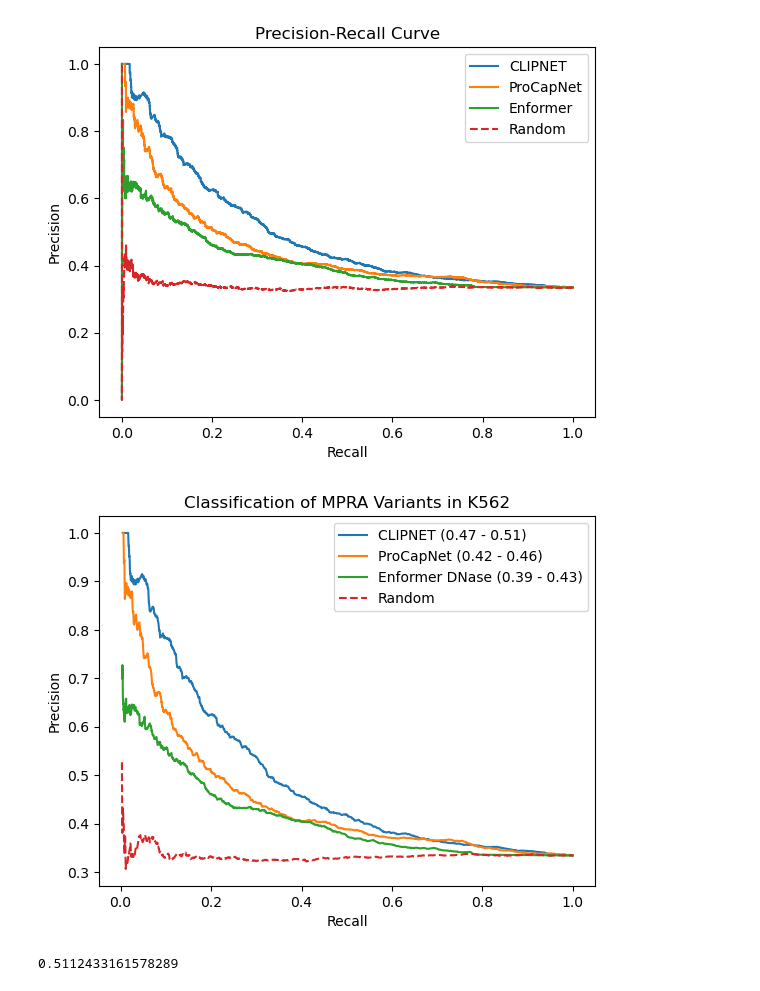
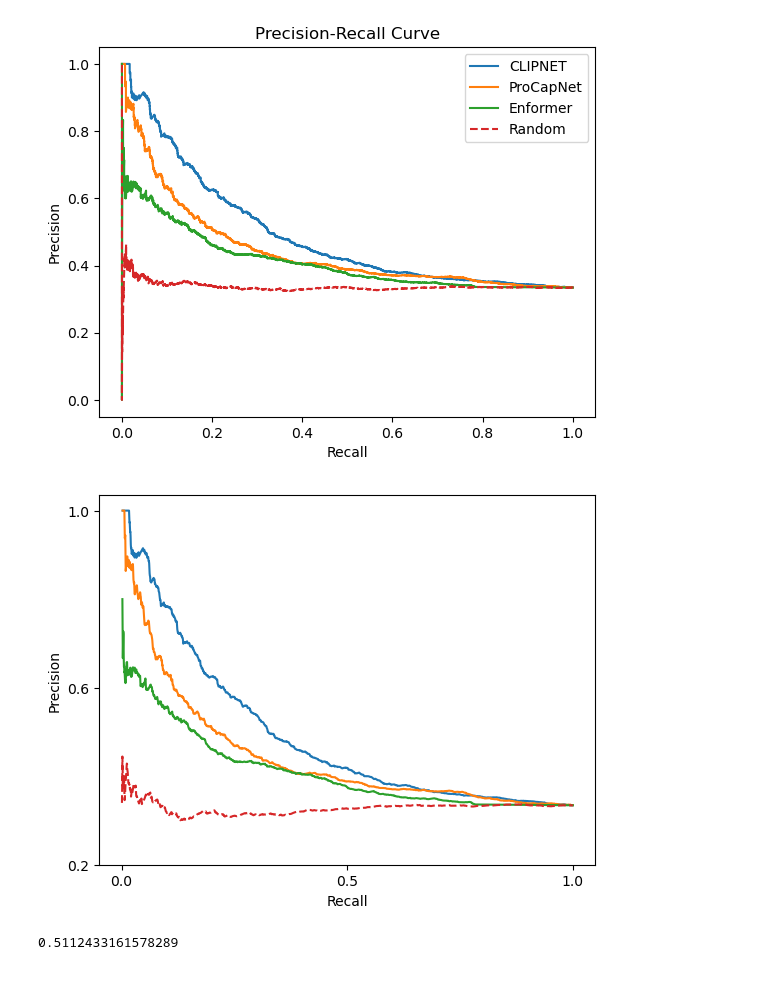
Before and after one commit to Danko-Lab/clipnet_k562, a Jupyter notebook: siraj_mpra/emvar_prediction_all_evals.ipynb, the cells around one changed output. Cells and saved outputs as stored; diff of their text form; code cells hidden in the pictures.

Commit message:
updated plots

```diff
--- a/siraj_mpra/emvar_prediction_all_evals.ipynb
+++ b/siraj_mpra/emvar_prediction_all_evals.ipynb
@@ -198,26 +203,28 @@ plt.show()
 # %% [output]
 [figure]
 # %%
-trim = 10
+trim = 5
 # Plot Precision-Recall Curve
 sns.lineplot(x=recall[:-trim], y=precision[:-trim], errorbar=None)
 sns.lineplot(x=recall2[:-trim], y=precision2[:-trim], errorbar=None)
 sns.lineplot(x=recall3[:-trim], y=precision3[:-trim], errorbar=None)
 sns.lineplot(x=rand_recall[:-trim], y=rand_precision[:-trim], linestyle='--', errorbar=None)
 plt.xlabel('Recall')
 plt.ylabel('Precision')
-plt.title("Classification of MPRA Variants in K562")
-plt.legend(
-    [
-        "CLIPNET (%.2f - %.2f)" % (np.percentile(clipnet_map_bootstrap, 2.5), np.percentile(clipnet_map_bootstrap, 97.5)),
-        "ProCapNet (%.2f - %.2f)" % (np.percentile(procapnet_map_bootstrap, 2.5), np.percentile(procapnet_map_bootstrap, 97.5)),
-        "Enformer DNase (%.2f - %.2f)" % (np.percentile(enformer_map_bootstrap, 2.5), np.percentile(enformer_map_bootstrap, 97.5)),
-        "Random"
-    ]
-)
+plt.xticks(np.arange(0, 1.01, 0.5))
+plt.yticks(np.arange(0.2, 1.01, 0.4))
+#plt.title("Classification of MPRA Variants in K562")
+#plt.legend(
+#    [
+#        "CLIPNET (%.2f - %.2f)" % (np.percentile(clipnet_map_bootstrap, 2.5), np.percentile(clipnet_map_bootstrap, 97.5)),
+#        "ProCapNet (%.2f - %.2f)" % (np.percentile(procapnet_map_bootstrap, 2.5), np.percentile(procapnet_map_bootstrap, 97.5)),
+#        "Enformer DNase (%.2f - %.2f)" % (np.percentile(enformer_map_bootstrap, 2.5), np.percentile(enformer_map_bootstrap, 97.5)),
+#        "Random"
+#    ]
+#)
 plt.savefig("emVar_prc.pdf")
 # %% [output]
-[figure, old version]
+[figure, new version]
 # %%
 # %% [output]
 0.5112433161578289
```
Also changed, not shown: parts of 2 cells of this notebook, 2 other files.
